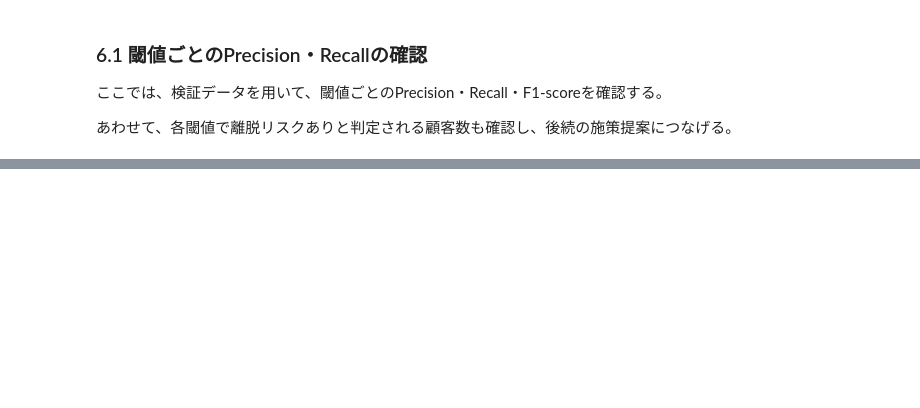
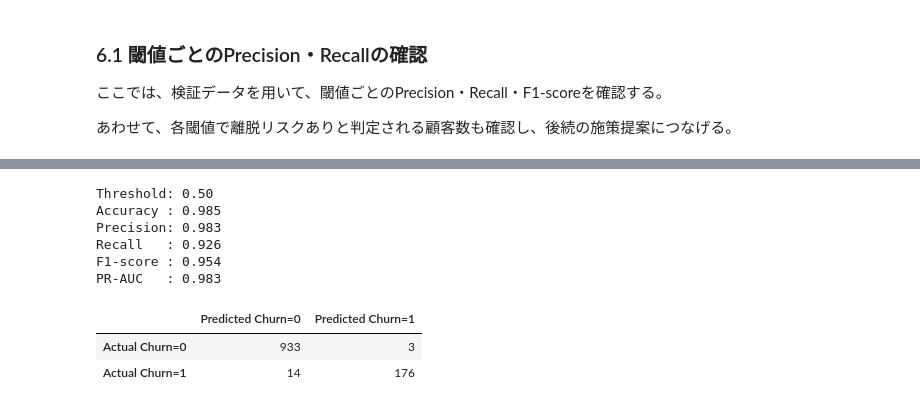
Before and after one commit to toshi039a/retail-demand-forecast, a Jupyter notebook: 離脱予測PF_20260503.ipynb, the cells around one changed output, grey strips where cells are left out. Cells and saved outputs as stored; diff of their text form; code cells hidden in the pictures; blank space fills up the shorter version.

```diff
--- a/離脱予測PF_20260503.ipynb
+++ b/離脱予測PF_20260503.ipynb
@@ -1382,0 +1517,12 @@ tuning_comparison.round(3)
+# %%
+# F1-scoreが最大となる閾値とそのスコアを確認
+best_f1_row = threshold_summary_df.loc[threshold_summary_df['f1'].idxmax()]
+selected_threshold = best_f1_row['threshold']
+
+print(f"F1-scoreが最大となる閾値: {selected_threshold:.2f}")
+print(f"Accuracy: {best_f1_row['accuracy']:.3f}")
+print(f"Precision: {best_f1_row['precision']:.3f}")
+print(f"Recall: {best_f1_row['recall']:.3f}")
+print(f"F1-score: {best_f1_row['f1']:.3f}")
+print(f"予測離脱者数: {int(best_f1_row['predicted_churn_count'])}")
+print(f"予測離脱者割合: {best_f1_row['predicted_churn_rate']:.3f}")
@@ -1382,0 +1550,42 @@ tuning_comparison.round(3)
+# %%
+# テストデータに対する離脱確率を取得
+test_proba = best_lgbm_pipeline.predict_proba(X_test)[:, 1]
+
+# 採用した閾値で0/1に変換
+y_test_pred_selected = (test_proba >= selected_threshold).astype(int)
+
+# 評価指標を計算
+test_accuracy = accuracy_score(y_test, y_test_pred_selected)
+test_precision = precision_score(y_test, y_test_pred_selected, zero_division=0)
+test_recall = recall_score(y_test, y_test_pred_selected)
+test_f1 = f1_score(y_test, y_test_pred_selected)
+test_pr_auc = average_precision_score(y_test, test_proba)
+
+print(f"Threshold: {selected_threshold:.2f}")
+print(f"Accuracy : {test_accuracy:.3f}")
+print(f"Precision: {test_precision:.3f}")
+print(f"Recall   : {test_recall:.3f}")
+print(f"F1-score : {test_f1:.3f}")
+print(f"PR-AUC   : {test_pr_auc:.3f}")
+# %% [output]
+Threshold: 0.50
+Accuracy : 0.985
+Precision: 0.983
+Recall   : 0.926
+F1-score : 0.954
+PR-AUC   : 0.983
+# %%
+# 混同行列をDataFrame形式で確認
+cm = confusion_matrix(y_test, y_test_pred_selected)
+
+cm_df = pd.DataFrame(
+    cm,
+    index=['Actual Churn=0', 'Actual Churn=1'],
+    columns=['Predicted Churn=0', 'Predicted Churn=1']
+)
+
+cm_df
+# %% [output]
+|  | Predicted Churn=0 | Predicted Churn=1 |
+| Actual Churn=0 | 933 | 3 |
+| Actual Churn=1 | 14 | 176 |
```
Also changed, not shown: parts of 21 cells of this notebook.
